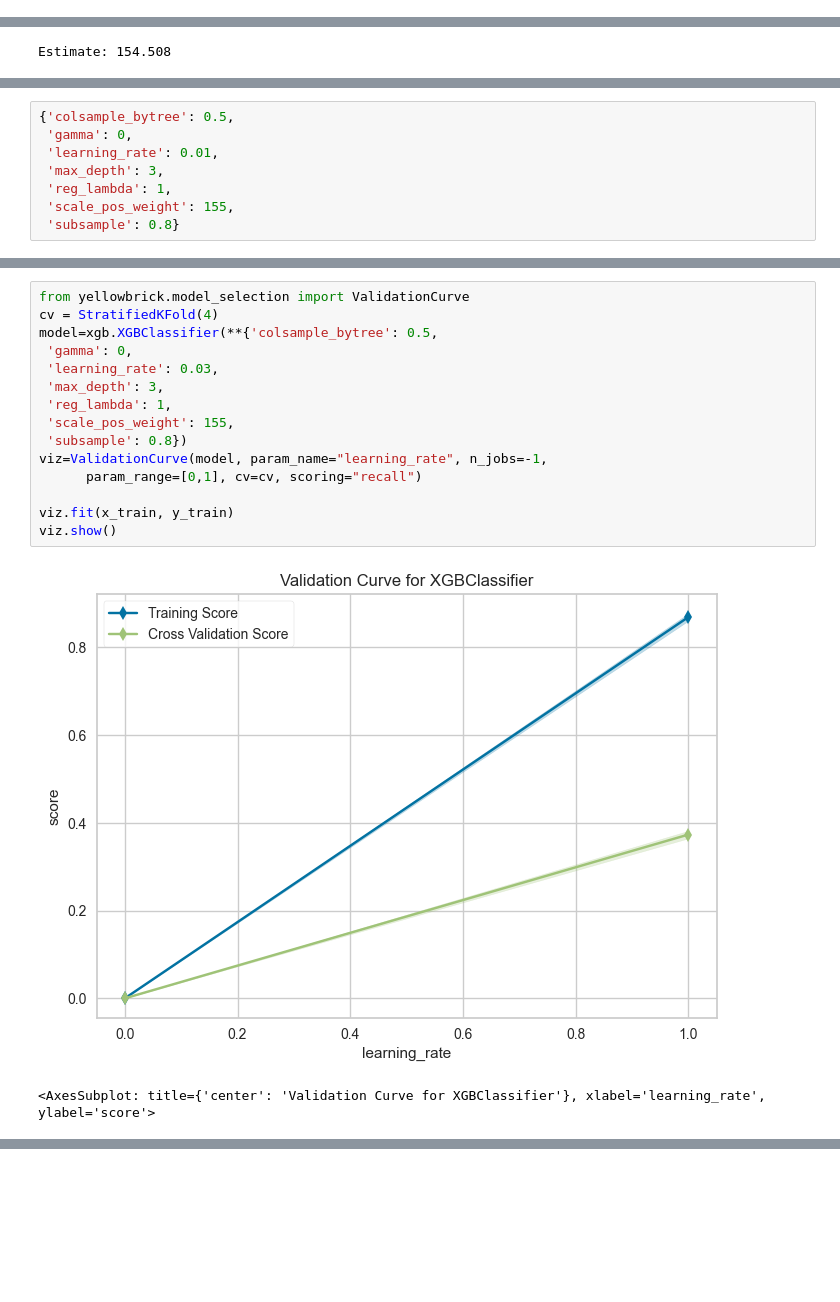
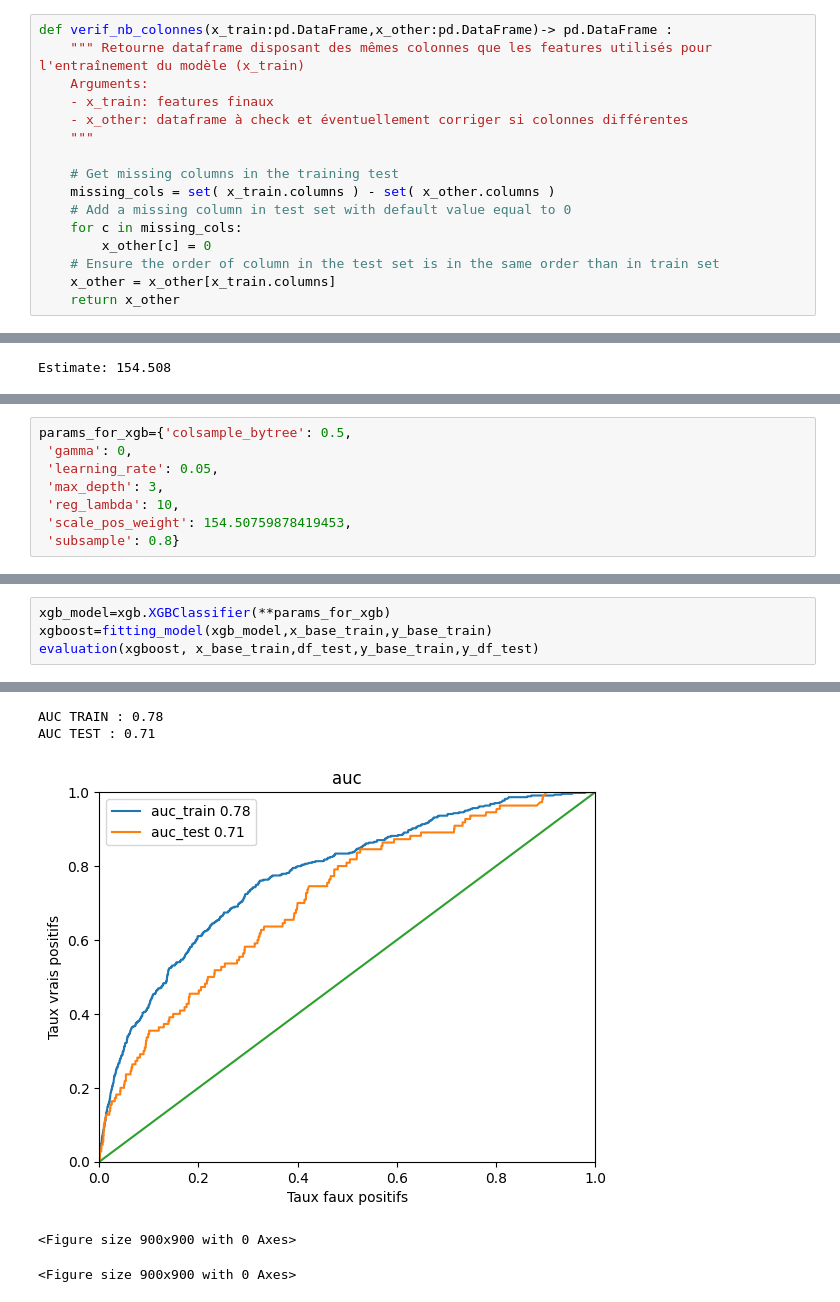
Before and after one commit to luciegaba/Real-Estate-Default-Modeling, a Jupyter notebook: projet_lcl_modelling.ipynb, the cells around one changed output, grey strips where cells are left out. Cells and saved outputs as stored; diff of their text form; blank space fills up the shorter version.

Commit message:
xgboost done

```diff
--- a/projet_lcl_modelling.ipynb
+++ b/projet_lcl_modelling.ipynb
@@ -41,3 +43,19 @@ x_oot,y_oot=prepare_data_for_ml(x_oot,col_selected)
+# %%
+def verif_nb_colonnes(x_train:pd.DataFrame,x_other:pd.DataFrame)-> pd.DataFrame :
+    """ Retourne dataframe disposant des mêmes colonnes que les features utilisés pour l'entraînement du modèle (x_train)
+    Arguments:
+    - x_train: features finaux
+    - x_other: dataframe à check et éventuellement corriger si colonnes différentes
+    """
+
+    # Get missing columns in the training test
+    missing_cols = set( x_train.columns ) - set( x_other.columns )
+    # Add a missing column in test set with default value equal to 0
+    for c in missing_cols:
+        x_other[c] = 0
+    # Ensure the order of column in the test set is in the same order than in train set
+    x_other = x_other[x_train.columns]
+    return x_other
 # %%
 """ VERIFICATION MEME FEATURES POUR ML"""
 x_oot=verif_nb_colonnes(x_base_train,x_oot)
@@ -181,8 +225,8 @@ gridsearchcv_for_model(boost,x_train,y_train,param_grid_xgb,False)
 # %%
-{'colsample_bytree': 0.5,
+params_for_xgb={'colsample_bytree': 0.5,
  'gamma': 0,
- 'learning_rate': 0.01,
+ 'learning_rate': 0.05,
  'max_depth': 3,
- 'reg_lambda': 1,
- 'scale_pos_weight': 155,
+ 'reg_lambda': 10,
+ 'scale_pos_weight': 154.50759878419453,
  'subsample': 0.8}
@@ -210,18 +233,5 @@ AUC TEST : 0.69
-# %%
-from yellowbrick.model_selection import ValidationCurve
-cv = StratifiedKFold(4)
-model=xgb.XGBClassifier(**{'colsample_bytree': 0.5,
- 'gamma': 0,
- 'learning_rate': 0.03,
- 'max_depth': 3,
- 'reg_lambda': 1,
- 'scale_pos_weight': 155,
- 'subsample': 0.8})
-viz=ValidationCurve(model, param_name="learning_rate", n_jobs=-1,
-      param_range=[0,1], cv=cv, scoring="recall")
-
-viz.fit(x_train, y_train)
-viz.show()
-# %% [output]
-[figure, removed]
-<AxesSubplot: title={'center': 'Validation Curve for XGBClassifier'}, xlabel='learning_rate', ylabel='score'>
+# %%
+xgb_model=xgb.XGBClassifier(**params_for_xgb)
+xgboost=fitting_model(xgb_model,x_base_train,y_base_train)
+evaluation(xgboost, x_base_train,df_test,y_base_train,y_df_test)
+# %% [output]
@@ -227,0 +242,5 @@ viz.show()
+AUC TRAIN : 0.78
+AUC TEST : 0.71
+[figure, added]
+<Figure size 900x900 with 0 Axes>
+<Figure size 900x900 with 0 Axes>
```
Also changed, not shown: parts of 16 cells of this notebook, 4 other files.
